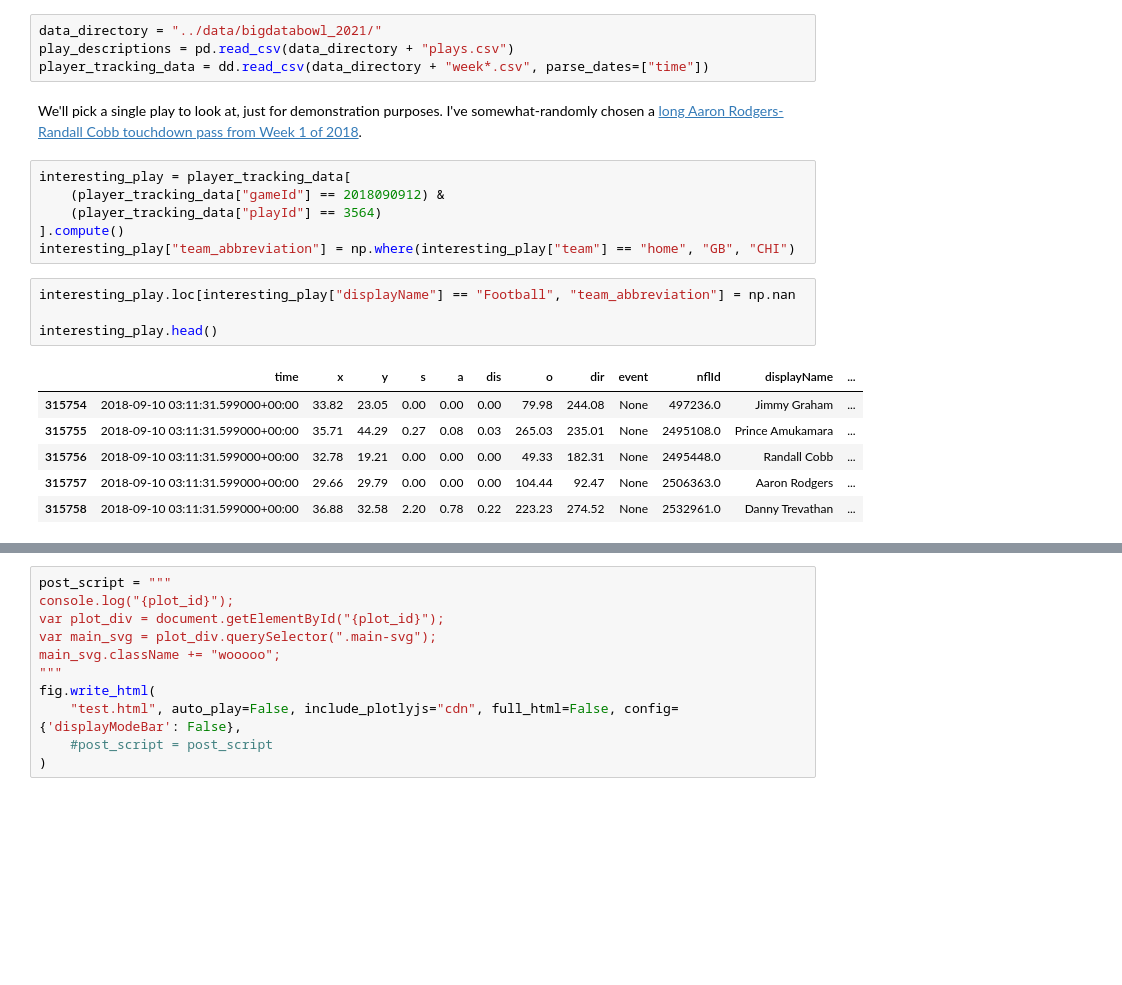
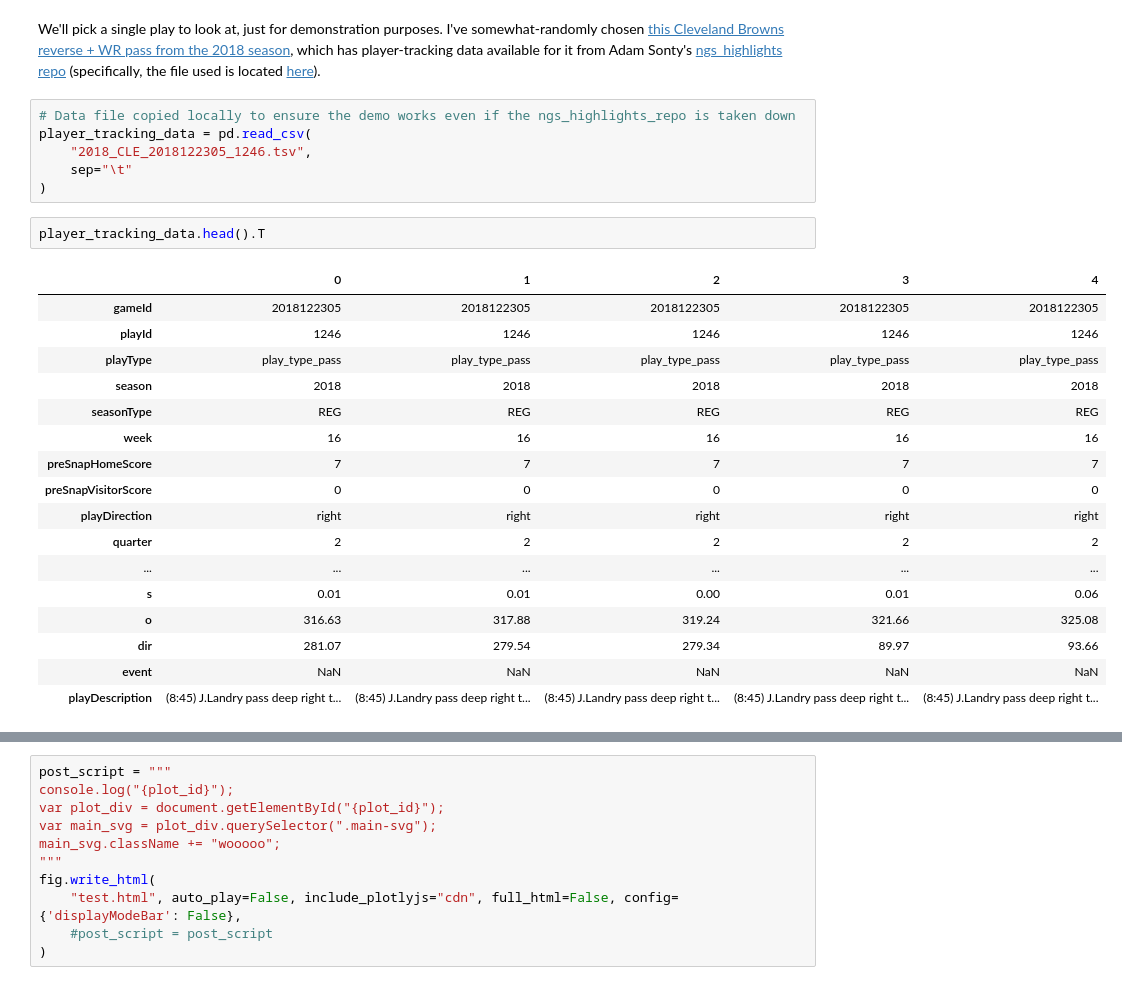
Before and after one commit to AndrewRook/ptplot, a Jupyter notebook: notebooks/basic_plots.ipynb, the cells around one changed output, grey strips where cells are left out. Drawn from its saved outputs; the diff is of its cells as text; blank space fills up the shorter version.

```diff
--- a/notebooks/basic_plots.ipynb
+++ b/notebooks/basic_plots.ipynb
@@ -7,29 +6,33 @@ from ptplot import plotting, utilities
 
 %reload_ext autoreload
 %autoreload 2
-# %%
-data_directory = "../data/bigdatabowl_2021/"
-play_descriptions = pd.read_csv(data_directory + "plays.csv")
-player_tracking_data = dd.read_csv(data_directory + "week*.csv", parse_dates=["time"])
 # %% [markdown]
-We'll pick a single play to look at, just for demonstration purposes. I've somewhat-randomly chosen a [long
-Aaron Rodgers-Randall Cobb touchdown pass from Week 1 of 2018](https://www.youtube.com/watch?v=I40ILjNdwZM&feature=emb_err_woyt).
+We'll pick a single play to look at, just for demonstration purposes. I've somewhat-randomly chosen [this Cleveland Browns reverse + WR pass from the 2018 season](https://www.youtube.com/watch?v=Co5IaAFdaPU), which has player-tracking data available for it from Adam Sonty's [ngs_highlights repo](https://github.com/asonty/ngs_highlights) (specifically, the file used is located [here](https://raw.githubusercontent.com/asonty/ngs_highlights/20f74138f0a2f7e91879d31bbf2d8addc0bd59bc/play_data/2018_CLE_2018122305_1246.tsv)).
-# %%
-interesting_play = player_tracking_data[
-    (player_tracking_data["gameId"] == 2018090912) &
-    (player_tracking_data["playId"] == 3564)
-].compute()
-interesting_play["team_abbreviation"] = np.where(interesting_play["team"] == "home", "GB", "CHI")
-# %%
-interesting_play.loc[interesting_play["displayName"] == "Football", "team_abbreviation"] = np.nan
-
-interesting_play.head()
-# %% [output]
-|  | time | x | y | s | a | dis | o | dir | event | nflId | displayName | ... |
-| 315754 | 2018-09-10 03:11:31.599000+00:00 | 33.82 | 23.05 | 0.00 | 0.00 | 0.00 | 79.98 | 244.08 | None | 497236.0 | Jimmy Graham | ... |
-| 315755 | 2018-09-10 03:11:31.599000+00:00 | 35.71 | 44.29 | 0.27 | 0.08 | 0.03 | 265.03 | 235.01 | None | 2495108.0 | Prince Amukamara | ... |
-| 315756 | 2018-09-10 03:11:31.599000+00:00 | 32.78 | 19.21 | 0.00 | 0.00 | 0.00 | 49.33 | 182.31 | None | 2495448.0 | Randall Cobb | ... |
-| 315757 | 2018-09-10 03:11:31.599000+00:00 | 29.66 | 29.79 | 0.00 | 0.00 | 0.00 | 104.44 | 92.47 | None | 2506363.0 | Aaron Rodgers | ... |
-| 315758 | 2018-09-10 03:11:31.599000+00:00 | 36.88 | 32.58 | 2.20 | 0.78 | 0.22 | 223.23 | 274.52 | None | 2532961.0 | Danny Trevathan | ... |
+# %%
+# Data file copied locally to ensure the demo works even if the ngs_highlights_repo is taken down
+player_tracking_data = pd.read_csv(
+    "2018_CLE_2018122305_1246.tsv",
+    sep="\t"
+)
+# %%
+player_tracking_data.head().T
+# %% [output]
+|  | 0 | 1 | 2 | 3 | 4 |
+| gameId | 2018122305 | 2018122305 | 2018122305 | 2018122305 | 2018122305 |
+| playId | 1246 | 1246 | 1246 | 1246 | 1246 |
+| playType | play_type_pass | play_type_pass | play_type_pass | play_type_pass | play_type_pass |
+| season | 2018 | 2018 | 2018 | 2018 | 2018 |
+| seasonType | REG | REG | REG | REG | REG |
+| week | 16 | 16 | 16 | 16 | 16 |
+| preSnapHomeScore | 7 | 7 | 7 | 7 | 7 |
+| preSnapVisitorScore | 0 | 0 | 0 | 0 | 0 |
+| playDirection | right | right | right | right | right |
+| quarter | 2 | 2 | 2 | 2 | 2 |
+| ... | ... | ... | ... | ... | ... |
+| s | 0.01 | 0.01 | 0.00 | 0.01 | 0.06 |
+| o | 316.63 | 317.88 | 319.24 | 321.66 | 325.08 |
+| dir | 281.07 | 279.54 | 279.34 | 89.97 | 93.66 |
+| event | NaN | NaN | NaN | NaN | NaN |
+| playDescription | (8:45) J.Landry pass deep right t... | (8:45) J.Landry pass deep right t... | (8:45) J.Landry pass deep right t... | (8:45) J.Landry pass deep right t... | (8:45) J.Landry pass deep right t... |
 # %%
 fig = plotting.plot_positions(
```
Also changed, not shown: parts of 5 cells of this notebook, 3 other files.
